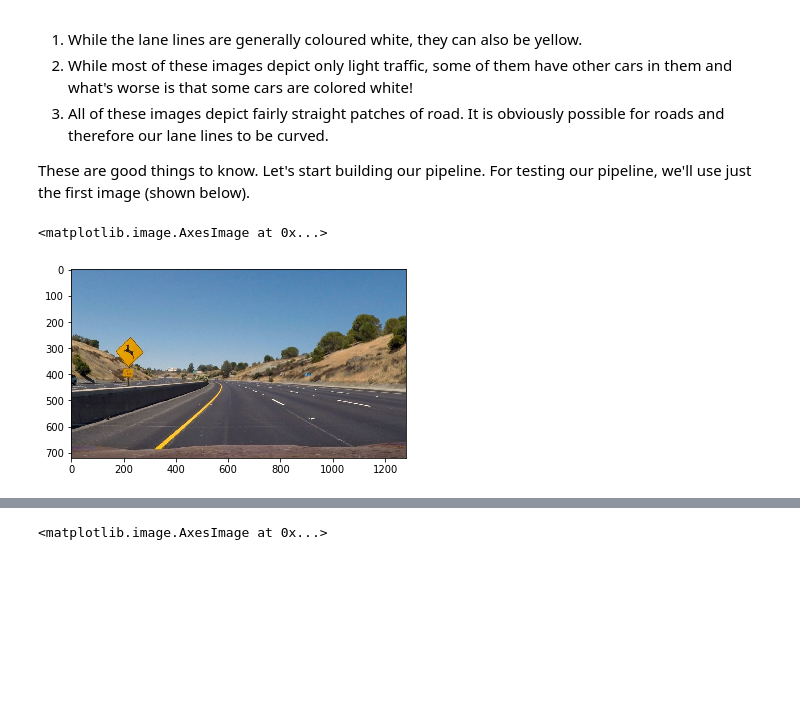
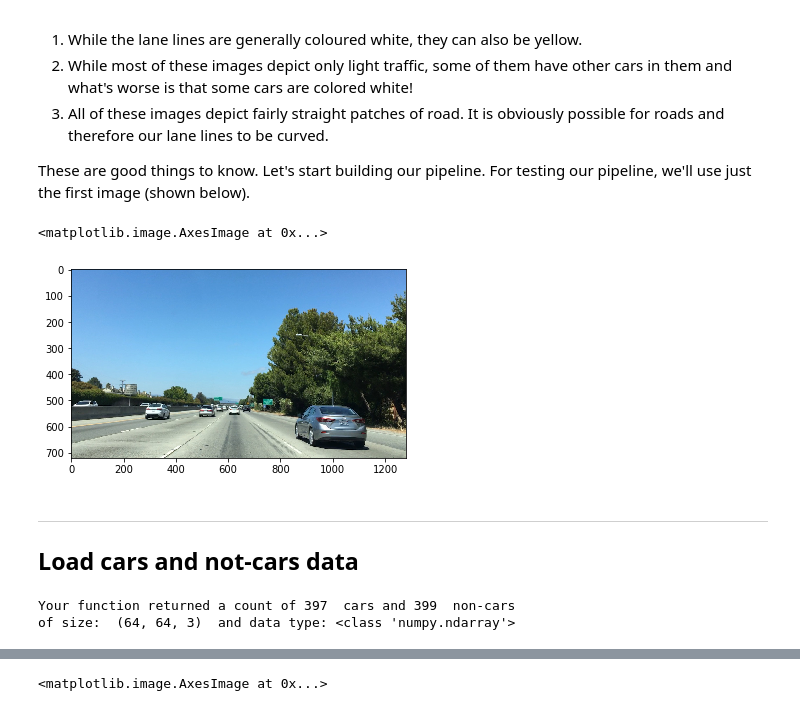
Before and after one commit to fqaiser94/CarND-Vehicle-Detection, a Jupyter notebook: Vehicle_detection.ipynb, the cells around one changed output, grey strips where cells are left out. Saved outputs shown, nothing was run; the diff lists cells and outputs as text; code cells hidden in the pictures; blank space fills up the shorter version.

```diff
--- a/Vehicle_detection.ipynb
+++ b/Vehicle_detection.ipynb
@@ -121,7 +128,10 @@ These are good things to know. Let's start building our pipeline. For testing ou
 # %%
-test_image = original_images[0]
+test_image = load_image('bbox-example-image.jpg')
 
 plt.imshow(test_image)
 # %% [output]
 <matplotlib.image.AxesImage at 0x...>
-[figure, old version]
+[figure, new version]
+# %% [markdown]
+---
+## Load cars and not-cars data
@@ -127,0 +178,18 @@ plt.imshow(test_image)
+# %%
+data_info = data_look(cars, notcars)
+
+print(
+    'Your function returned a count of',
+    data_info["n_cars"], ' cars and',
+    data_info["n_notcars"],
+    ' non-cars'
+)
+
+print(
+    'of size: ',data_info["image_shape"],
+    ' and data type:',
+    data_info["data_type"]
+)
+# %% [output]
+Your function returned a count of 397  cars and 399  non-cars
+of size:  (64, 64, 3)  and data type: <class 'numpy.ndarray'>
```
Also changed, not shown: parts of 59 cells of this notebook, 10 other files.
